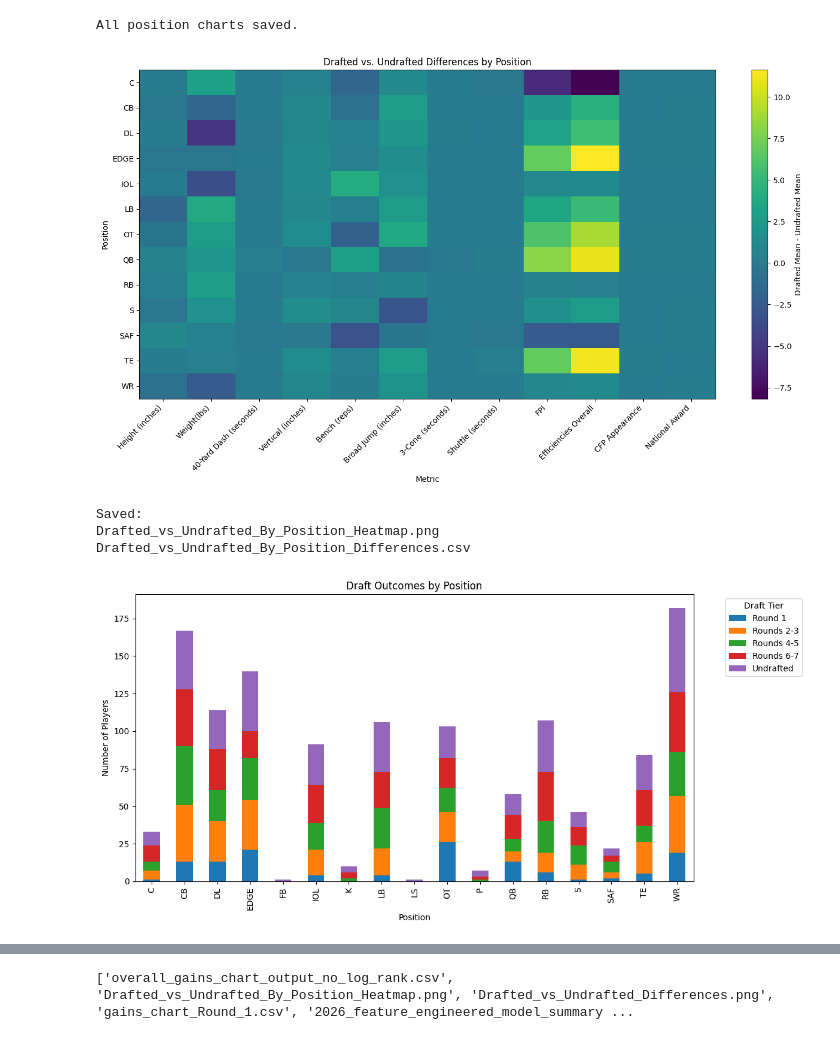
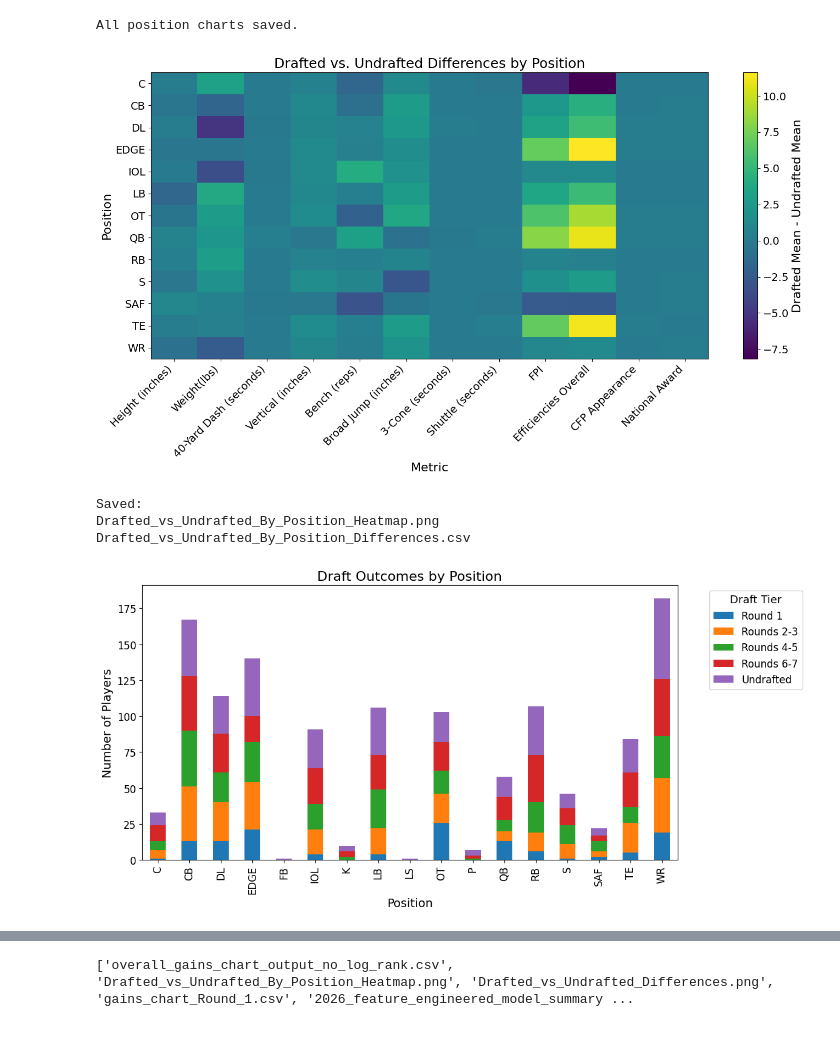
Before and after one commit to alexlevkulich/BSAN-Project-2, a Jupyter notebook: predict2026.ipynb, the cells around one changed output, grey strips where cells are left out. Drawn from its saved outputs; the diff is of its cells as text; code cells hidden in the pictures.

```diff
--- a/predict2026.ipynb
+++ b/predict2026.ipynb
@@ -355,6 +352,16 @@ Number of coefficients: 67
 Number of thresholds: 4
 # %%
 y_prob = overall_model.predict_proba(X_test)
+# %%
+plt.rcParams.update({
+    "font.size": 14,
+    "axes.titlesize": 18,
+    "axes.labelsize": 16,
+    "xtick.labelsize": 14,
+    "ytick.labelsize": 14,
+    "legend.fontsize": 14,
+    "legend.title_fontsize": 14
+})
 # %%
 pip install pandas numpy matplotlib scikit-learn mord
 # %% [output]
@@ -2165,45 +2184,50 @@ print("Saved:")
 print("Drafted_vs_Undrafted_By_Position_Heatmap.png")
 print("Drafted_vs_Undrafted_By_Position_Differences.csv")
 # %% [output]
-[figure, old version]
+[figure, new version]
 Saved:
 Drafted_vs_Undrafted_By_Position_Heatmap.png
 Drafted_vs_Undrafted_By_Position_Differences.csv
 # %%
 draft_position = pd.crosstab(
     df["Position"],
     df["Draft Tier"]
 )
 
 draft_position = draft_position.reindex(
     columns=[
         "Round 1",
         "Rounds 2-3",
         "Rounds 4-5",
         "Rounds 6-7",
         "Undrafted"
     ]
 )
 
 draft_position.plot(
     kind="bar",
     stacked=True,
     figsize=(12,6)
 )
 
-plt.title("Draft Outcomes by Position")
-plt.xlabel("Position")
-plt.ylabel("Number of Players")
+plt.title("Draft Outcomes by Position", fontsize=16)
+plt.xlabel("Position", fontsize=14)
+plt.ylabel("Number of Players", fontsize=14)
+
+plt.xticks(fontsize=12)
+plt.yticks(fontsize=12)
 
 plt.legend(
     title="Draft Tier",
-    bbox_to_anchor=(1.05,1)
+    bbox_to_anchor=(1.05,1),
+    fontsize=12,
+    title_fontsize=13
 )
 
 plt.tight_layout()
 plt.show()
 # %% [output]
-[figure, old version]
+[figure, new version]
 # %%
 import pandas as pd
 import numpy as np
```
Also changed, not shown: parts of 10 cells of this notebook, 31 other files.
